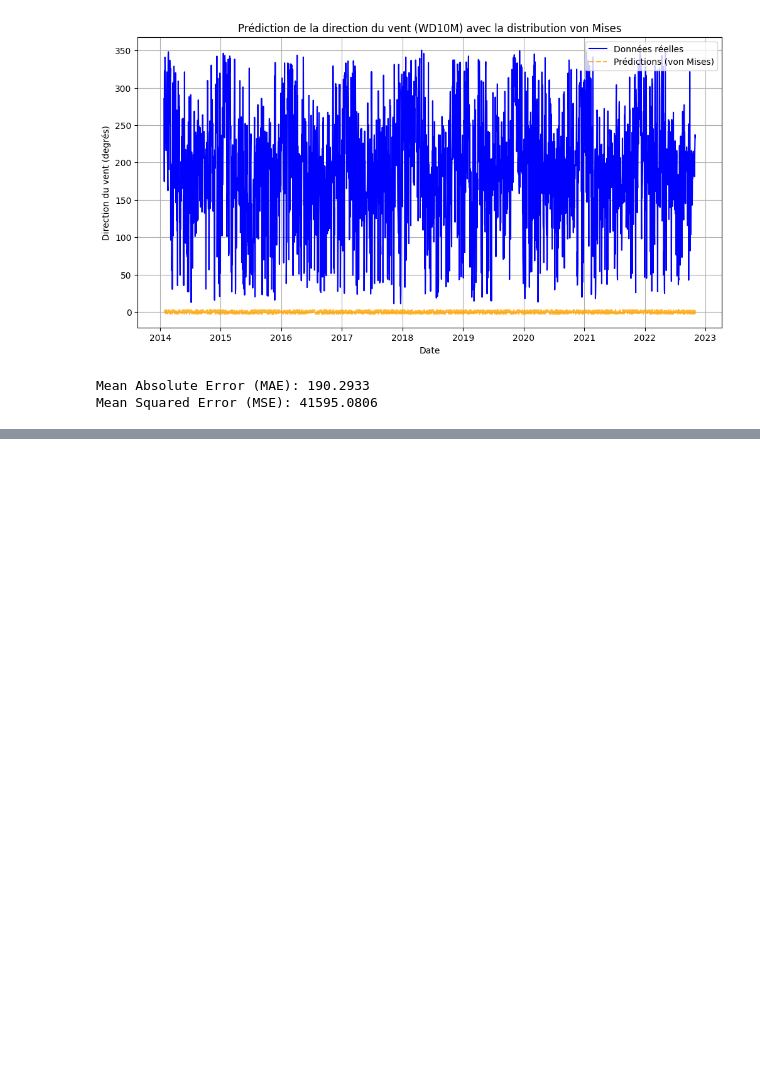
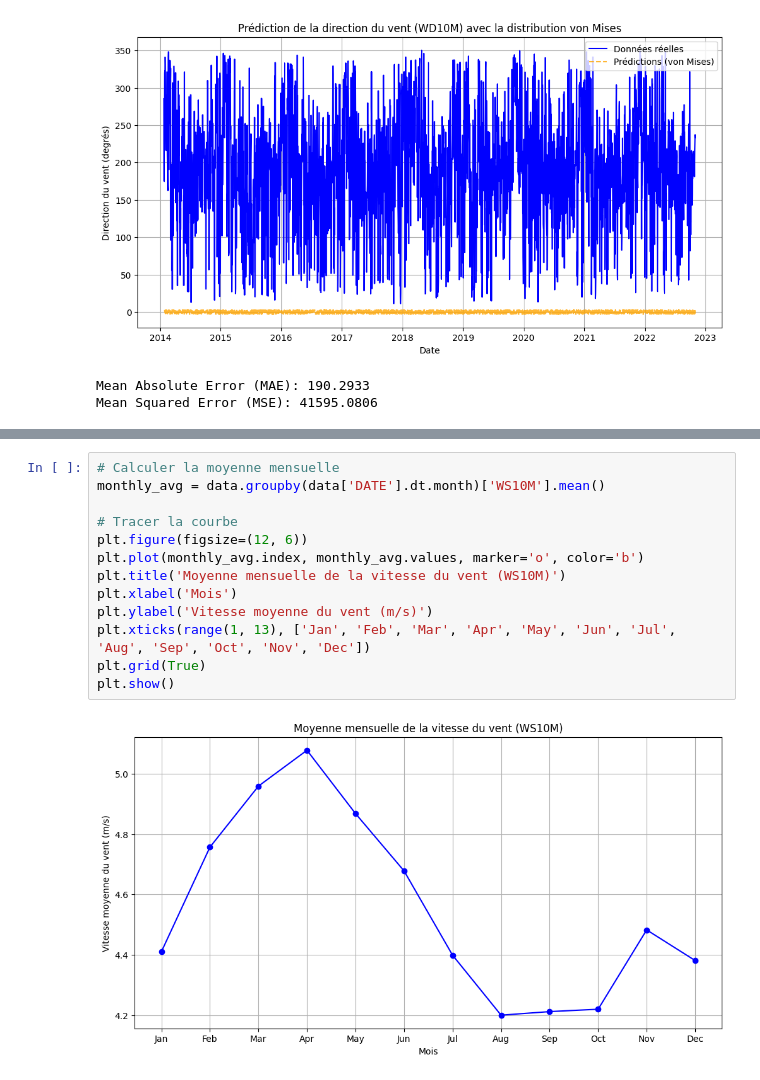
Before and after one commit to imayumi03/Wind_prediction, a Jupyter notebook: Statisticalmodels.ipynb, the cells around one changed output, grey strips where cells are left out. Drawn from its saved outputs; the diff is of its cells as text; blank space fills up the shorter version.

```diff
--- a/Statisticalmodels.ipynb
+++ b/Statisticalmodels.ipynb
@@ -369,0 +397,15 @@ Mean Squared Error (MSE): 41595.0806
+# %%
+# Calculer la moyenne mensuelle
+monthly_avg = data.groupby(data['DATE'].dt.month)['WS10M'].mean()
+
+# Tracer la courbe
+plt.figure(figsize=(12, 6))
+plt.plot(monthly_avg.index, monthly_avg.values, marker='o', color='b')
+plt.title('Moyenne mensuelle de la vitesse du vent (WS10M)')
+plt.xlabel('Mois')
+plt.ylabel('Vitesse moyenne du vent (m/s)')
+plt.xticks(range(1, 13), ['Jan', 'Feb', 'Mar', 'Apr', 'May', 'Jun', 'Jul', 'Aug', 'Sep', 'Oct', 'Nov', 'Dec'])
+plt.grid(True)
+plt.show()
+# %% [output]
+[figure, added]
```
Also changed, not shown: parts of 5 cells of this notebook.
